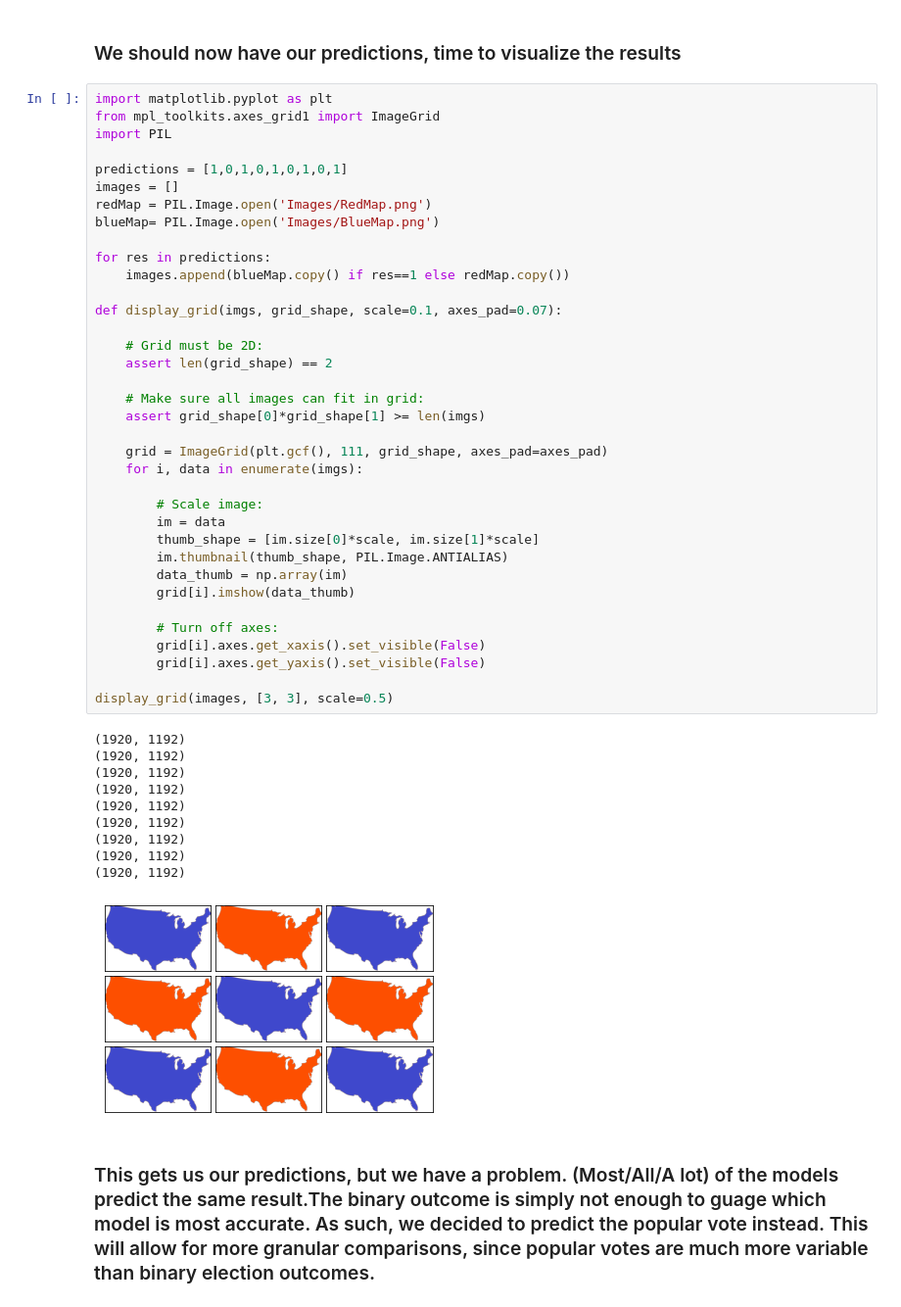
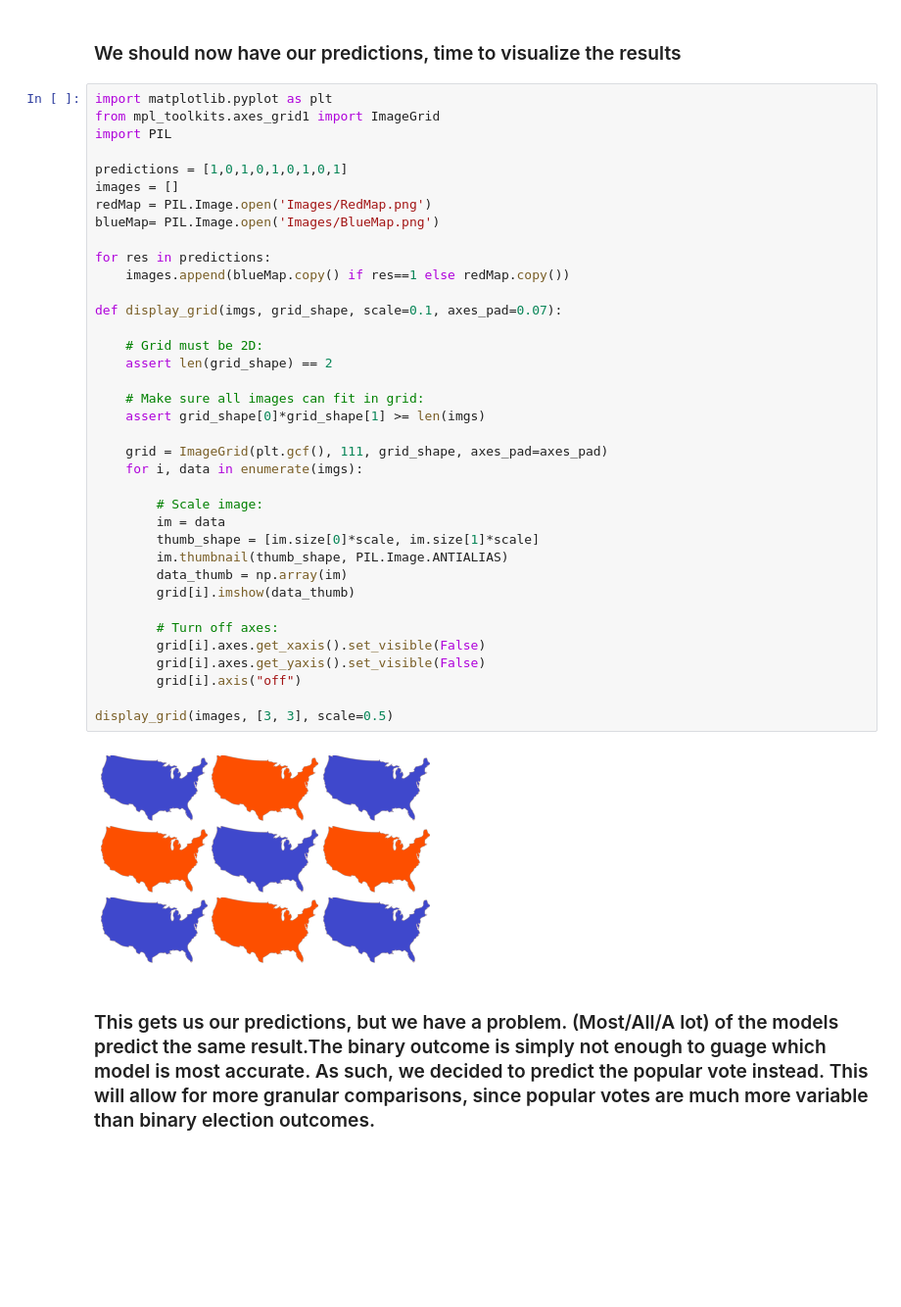
Before and after one commit to Matt-Spence/CS320Project, a Jupyter notebook: Group_Project.ipynb, the cells around one changed output. Shown: that part at 98% size. Cells and saved outputs as stored; diff of their text form; blank space fills up the shorter version.

Commit message:
Removed borders from images

```diff
--- a/Group_Project.ipynb
+++ b/Group_Project.ipynb
@@ -112,43 +112,35 @@ images = []
 redMap = PIL.Image.open('Images/RedMap.png')
 blueMap= PIL.Image.open('Images/BlueMap.png')
 
 for res in predictions:
     images.append(blueMap.copy() if res==1 else redMap.copy())
 
 def display_grid(imgs, grid_shape, scale=0.1, axes_pad=0.07):
 
     # Grid must be 2D:
     assert len(grid_shape) == 2
 
     # Make sure all images can fit in grid:
     assert grid_shape[0]*grid_shape[1] >= len(imgs)
 
     grid = ImageGrid(plt.gcf(), 111, grid_shape, axes_pad=axes_pad)
     for i, data in enumerate(imgs):
 
         # Scale image:
         im = data
         thumb_shape = [im.size[0]*scale, im.size[1]*scale]
         im.thumbnail(thumb_shape, PIL.Image.ANTIALIAS)
         data_thumb = np.array(im)
         grid[i].imshow(data_thumb)
 
         # Turn off axes:
         grid[i].axes.get_xaxis().set_visible(False)
         grid[i].axes.get_yaxis().set_visible(False)
+        grid[i].axis("off")
 
 display_grid(images, [3, 3], scale=0.5)
 # %% [output]
-(1920, 1192)
-(1920, 1192)
-(1920, 1192)
-(1920, 1192)
-(1920, 1192)
-(1920, 1192)
-(1920, 1192)
-(1920, 1192)
-(1920, 1192)
-[figure, old version]
+[figure, new version]
 # %% [markdown]
 ### This gets us our predictions, but we have a problem. (Most/All/A lot) of the models predict the same result.The binary outcome is simply not enough to guage which model is most accurate. As such, we decided to predict the popular vote instead. This will allow for more granular comparisons, since popular votes are much more variable than binary election outcomes.
 # %%
```
